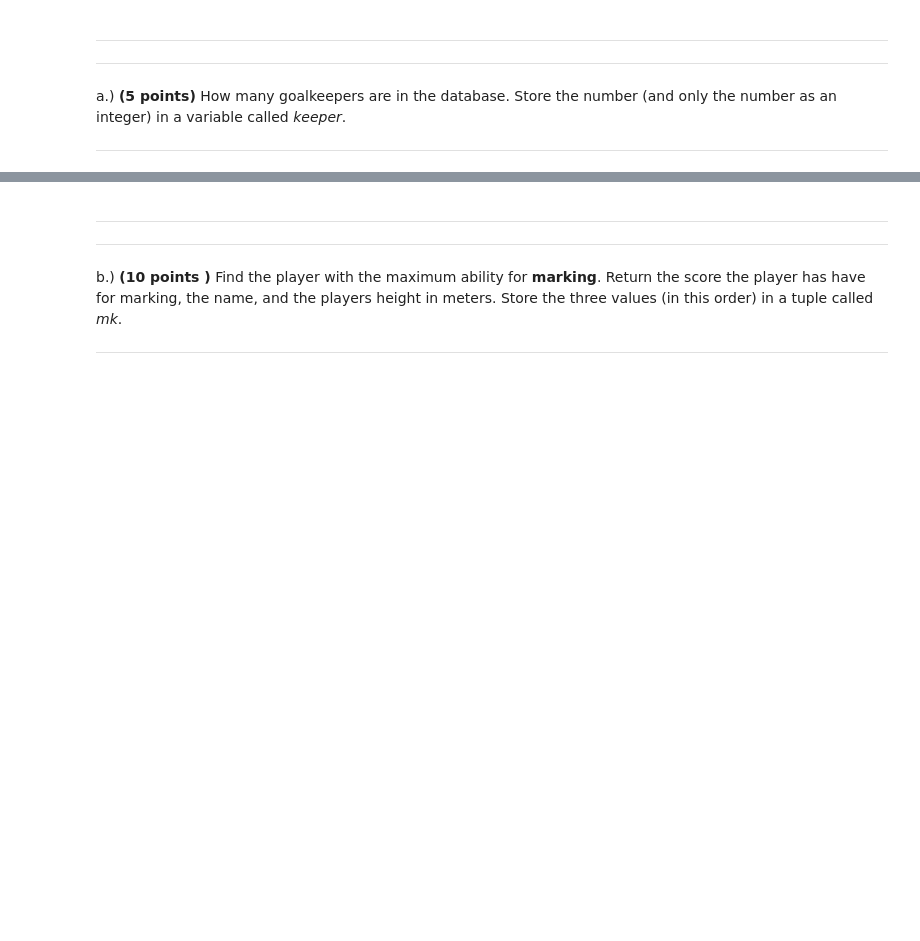
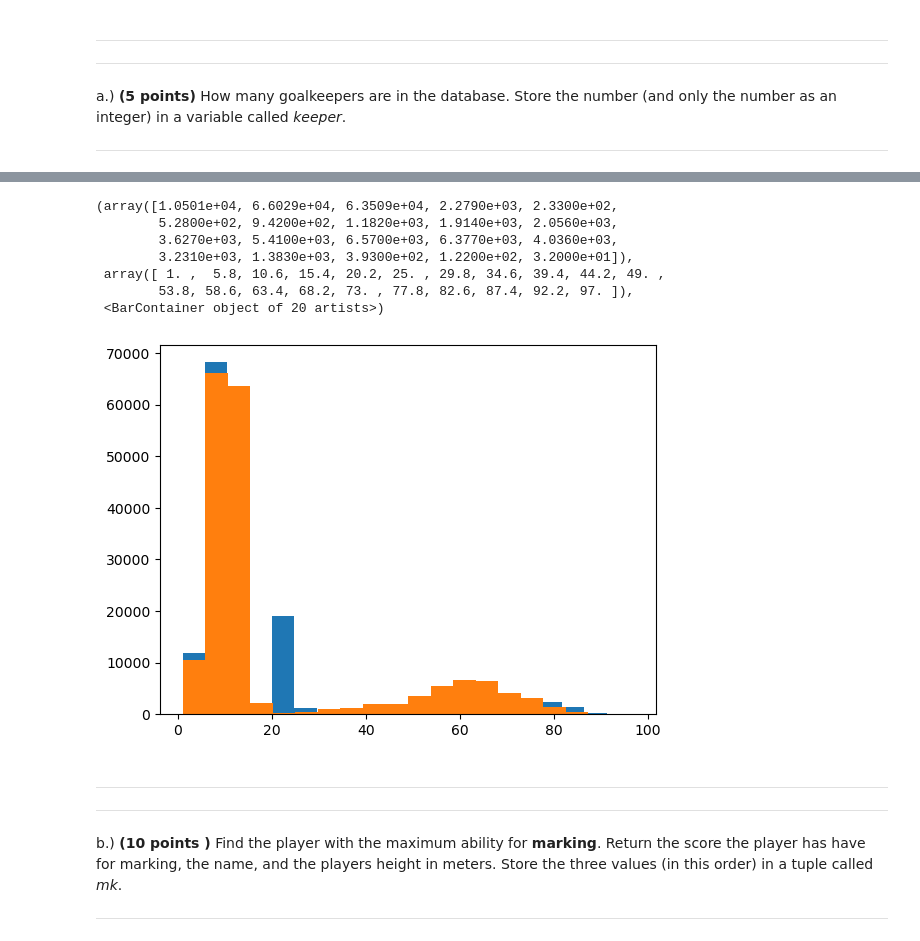
Before and after one commit to Vileh/Storing-Manipulating-and-Visualising-Data, a Jupyter notebook: Assignment 4/Assignment4.ipynb, the cells around one changed output, grey strips where cells are left out. Saved outputs shown, nothing was run; the diff lists cells and outputs as text; code cells hidden in the pictures; blank space fills up the shorter version.

```diff
--- a/Assignment 4/Assignment4.ipynb
+++ b/Assignment 4/Assignment4.ipynb
@@ -194,4 +314,9 @@ a.) **(5 points)** How many goalkeepers are in the database. Store the number (a
 ------------
 # %%
 # YOUR CODE HERE
-raise NotImplementedError()
+conn = sqlite3.connect('football.db')
+cursorObject = conn.cursor()
+cursorObject.execute('''SELECT * FROM player_attributes''')
+player = cursorObject.fetchall()
+cursorObject.close()
+player
@@ -197,0 +341,3 @@ raise NotImplementedError()
+# %%
+player = pd.DataFrame(player)
+player.head()
@@ -198,3 +372,17 @@ raise NotImplementedError()
+# %%
+player = player.dropna()
+
+plt.hist(player[41], bins=20)
+plt.hist(player[39], bins=20)
+# %% [output]
+(array([1.0501e+04, 6.6029e+04, 6.3509e+04, 2.2790e+03, 2.3300e+02,
+        5.2800e+02, 9.4200e+02, 1.1820e+03, 1.9140e+03, 2.0560e+03,
+        3.6270e+03, 5.4100e+03, 6.5700e+03, 6.3770e+03, 4.0360e+03,
+        3.2310e+03, 1.3830e+03, 3.9300e+02, 1.2200e+02, 3.2000e+01]),
+ array([ 1. ,  5.8, 10.6, 15.4, 20.2, 25. , 29.8, 34.6, 39.4, 44.2, 49. ,
+        53.8, 58.6, 63.4, 68.2, 73. , 77.8, 82.6, 87.4, 92.2, 97. ]),
+ <BarContainer object of 20 artists>)
+[figure, added]
 # %% [markdown]
 
 -----------
```
Also changed, not shown: parts of 15 cells of this notebook, 18 other files.
